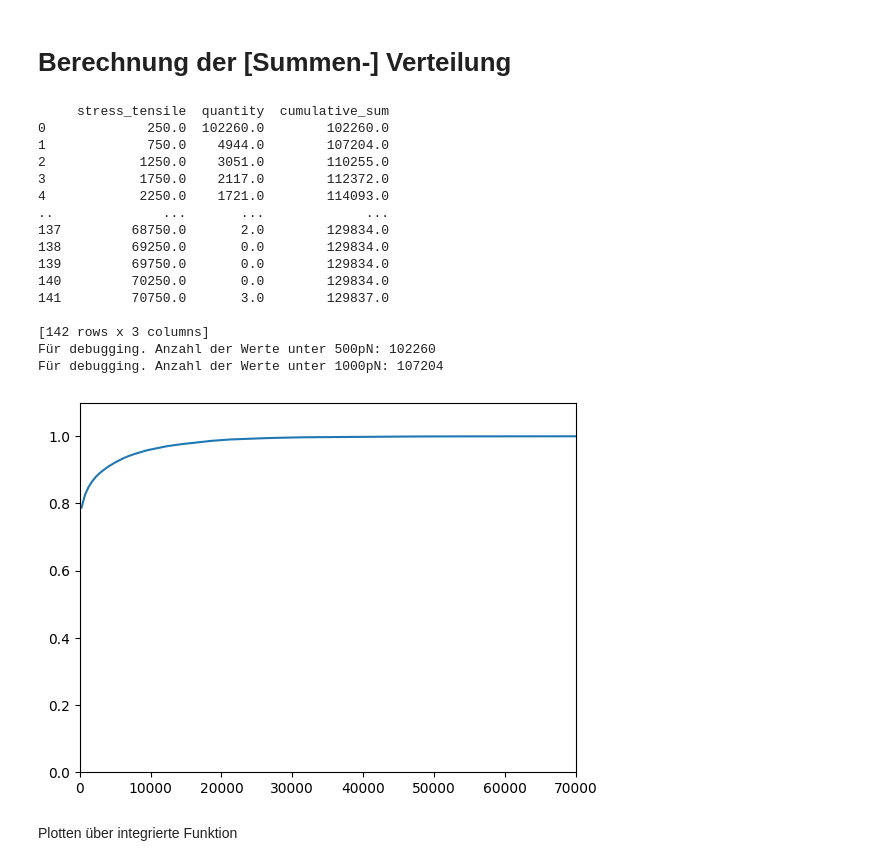
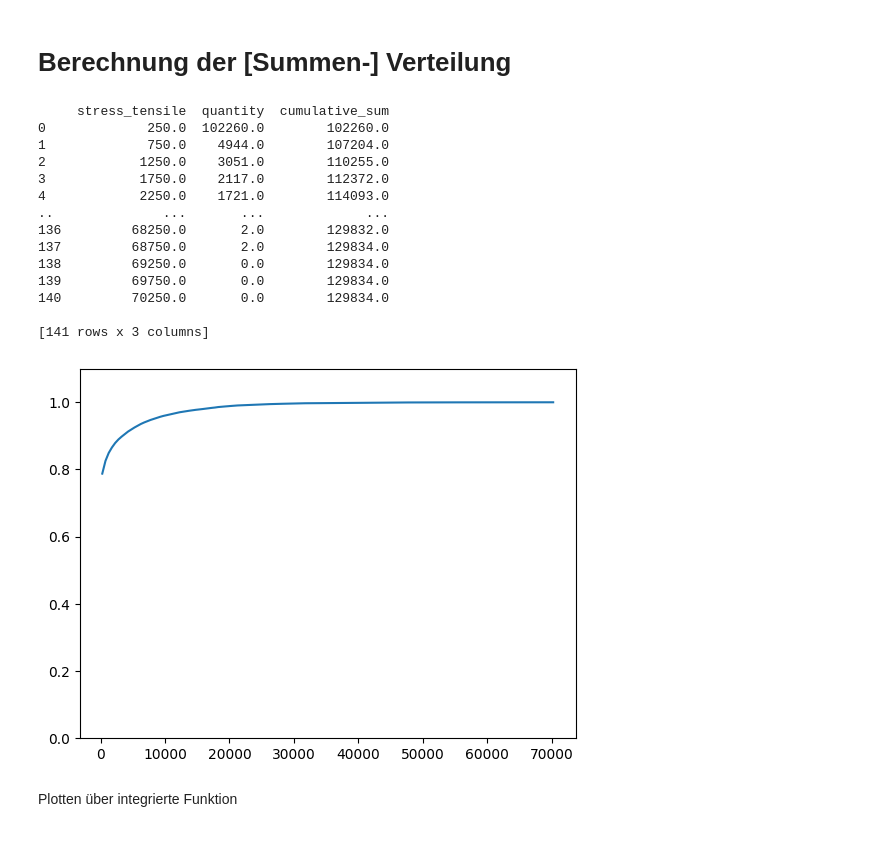
Before and after one commit to borkolli/pellet_spannung, a Jupyter notebook: spannungen_pellet.ipynb, the cells around one changed output. Cells and saved outputs as stored; diff of their text form; code cells hidden in the pictures.

```diff
--- a/spannungen_pellet.ipynb
+++ b/spannungen_pellet.ipynb
@@ -7,8 +7,7 @@ import numpy as np
 import seaborn as sns
 import matplotlib.pyplot as plt
 
-# url = "https://raw.githubusercontent.com/borkolli/pellet_spannung/main/datasets/1run_225_end_compression_particle-data.csv"
-filename = "1run_225_end_compression_particle-data.csv"
+filename = "datasets/1run_225_end_compression_particle-data.csv"
 
 # Read the CSV into a pandas DataFrame
 df = pd.read_csv(filename, skiprows=[1])  # Skip the first row with the "time (s)" information
@@ -104,7 +103,7 @@ df.describe()
 # %%
 # Define the bins for the distribution
 bins_min = 0
-bins_max = 71000
+bins_max = df['stress_tensile'].max()
 bins_step = 500
 bins = np.arange(bins_min, bins_max, bins_step)
 
@@ -115,41 +114,41 @@ distribution_df = pd.DataFrame(columns=['stress_tensile', 'quantity'])
 # Populate the new dataframe with mean tensile stress and quantity information
 for i in range(int(bins_max/bins_step)):
     lower_bound = i * bins_step
     upper_bound = lower_bound + bins_step
     subset = df[df['stress_tensile'].between(lower_bound, upper_bound, inclusive='left')]
     distribution_df.loc[i] = [i*bins_step + bins_step / 2, subset.shape[0]]
 
 distribution_df['cumulative_sum'] = distribution_df['quantity'].cumsum()
 print(distribution_df)
 
+'''
 count_below_500 = len(df[df['stress_tensile'] < 500])
 count_below_1000 = len(df[df['stress_tensile'] < 1000])
-print(f'Für debugging. Anzahl der Werte unter 500pN: {count_below_500}')
-print(f'Für debugging. Anzahl der Werte unter 1000pN: {count_below_1000}')
+print(f'Für debugging. Anzahl der Werte unter 500: {count_below_500}')
+print(f'Für debugging. Anzahl der Werte unter 1000: {count_below_1000}')
+'''
 
 distribution_df.cumulative_sum = distribution_df.cumulative_sum / distribution_df.cumulative_sum.max()
 plt.plot(distribution_df.stress_tensile, distribution_df.cumulative_sum)
 plt.ylim(0,1.1)
-plt.xlim(0,70000)
+# plt.xlim(0,70000)
 plt.show()
 # %% [output]
      stress_tensile  quantity  cumulative_sum
 0             250.0  102260.0        102260.0
 1             750.0    4944.0        107204.0
 2            1250.0    3051.0        110255.0
 3            1750.0    2117.0        112372.0
 4            2250.0    1721.0        114093.0
 ..              ...       ...             ...
+136         68250.0       2.0        129832.0
 137         68750.0       2.0        129834.0
 138         69250.0       0.0        129834.0
 139         69750.0       0.0        129834.0
 140         70250.0       0.0        129834.0
-141         70750.0       3.0        129837.0
 
-[142 rows x 3 columns]
-Für debugging. Anzahl der Werte unter 500pN: 102260
-Für debugging. Anzahl der Werte unter 1000pN: 107204
+[141 rows x 3 columns]
-[figure, old version]
+[figure, new version]
 # %% [markdown]
 Plotten über integrierte Funktion
 # %%
```
Also changed, not shown: parts of 28 cells of this notebook, 2 other files.
